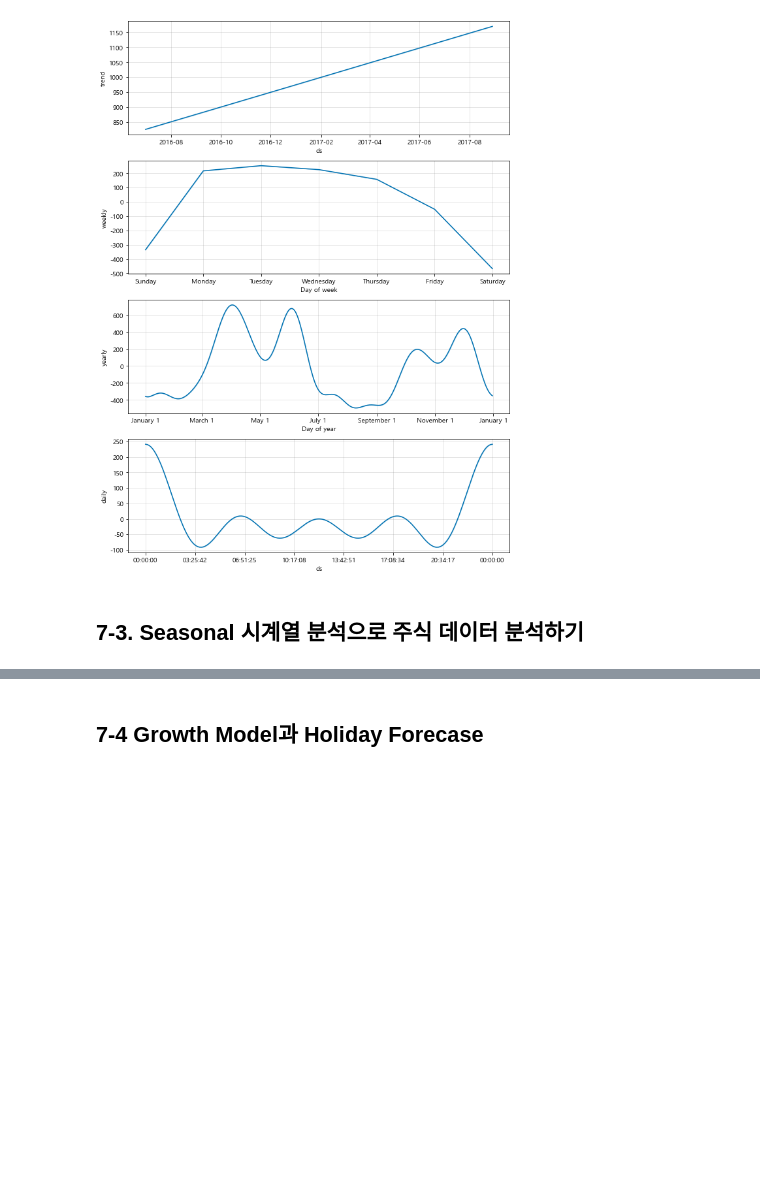
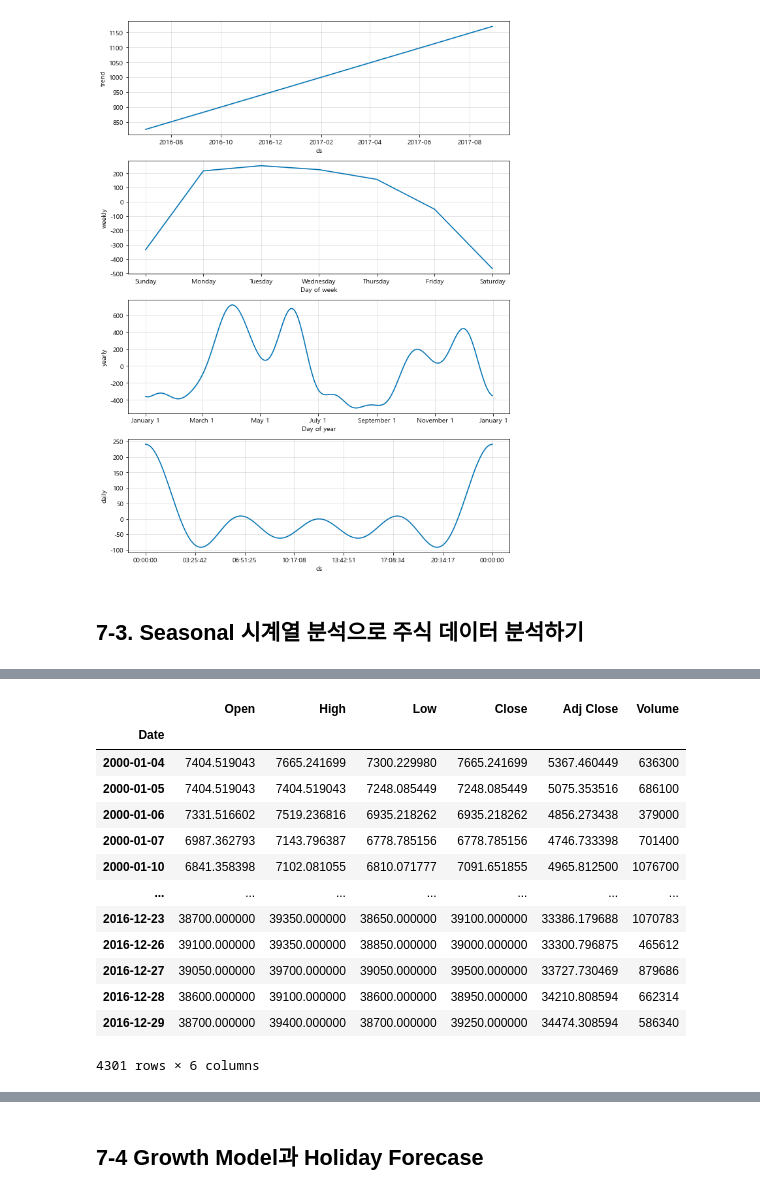
Before and after one commit to uzzulnumpy/herrine, a Jupyter notebook: 파이썬으로 데이터 주무르기/07_time_series_data/Untitled.ipynb, the cells around one changed output, grey strips where cells are left out. Cells and saved outputs as stored; diff of their text form; code cells hidden in the pictures; blank space fills up the shorter version.

```diff
--- a/파이썬으로 데이터 주무르기/07_time_series_data/Untitled.ipynb
+++ b/파이썬으로 데이터 주무르기/07_time_series_data/Untitled.ipynb
@@ -151,0 +156,18 @@ ModuleNotFoundError: No module named 'fix_yahoo_finance'
+# %%
+KIA_trunc = KIA[:'2016-12-31']
+KIA_trunc
+# %% [output]
+|  | Open | High | Low | Close | Adj Close | Volume |
+| Date |  |  |  |  |  |  |
+| 2000-01-04 | 7404.519043 | 7665.241699 | 7300.229980 | 7665.241699 | 5367.460449 | 636300 |
+| 2000-01-05 | 7404.519043 | 7404.519043 | 7248.085449 | 7248.085449 | 5075.353516 | 686100 |
+| 2000-01-06 | 7331.516602 | 7519.236816 | 6935.218262 | 6935.218262 | 4856.273438 | 379000 |
+| 2000-01-07 | 6987.362793 | 7143.796387 | 6778.785156 | 6778.785156 | 4746.733398 | 701400 |
+| 2000-01-10 | 6841.358398 | 7102.081055 | 6810.071777 | 7091.651855 | 4965.812500 | 1076700 |
+| ... | ... | ... | ... | ... | ... | ... |
+| 2016-12-23 | 38700.000000 | 39350.000000 | 38650.000000 | 39100.000000 | 33386.179688 | 1070783 |
+| 2016-12-26 | 39100.000000 | 39350.000000 | 38850.000000 | 39000.000000 | 33300.796875 | 465612 |
+| 2016-12-27 | 39050.000000 | 39700.000000 | 39050.000000 | 39500.000000 | 33727.730469 | 879686 |
+| 2016-12-28 | 38600.000000 | 39100.000000 | 38600.000000 | 38950.000000 | 34210.808594 | 662314 |
+| 2016-12-29 | 38700.000000 | 39400.000000 | 38700.000000 | 39250.000000 | 34474.308594 | 586340 |
+4301 rows × 6 columns
```
Also changed, not shown: parts of 17 cells of this notebook.
